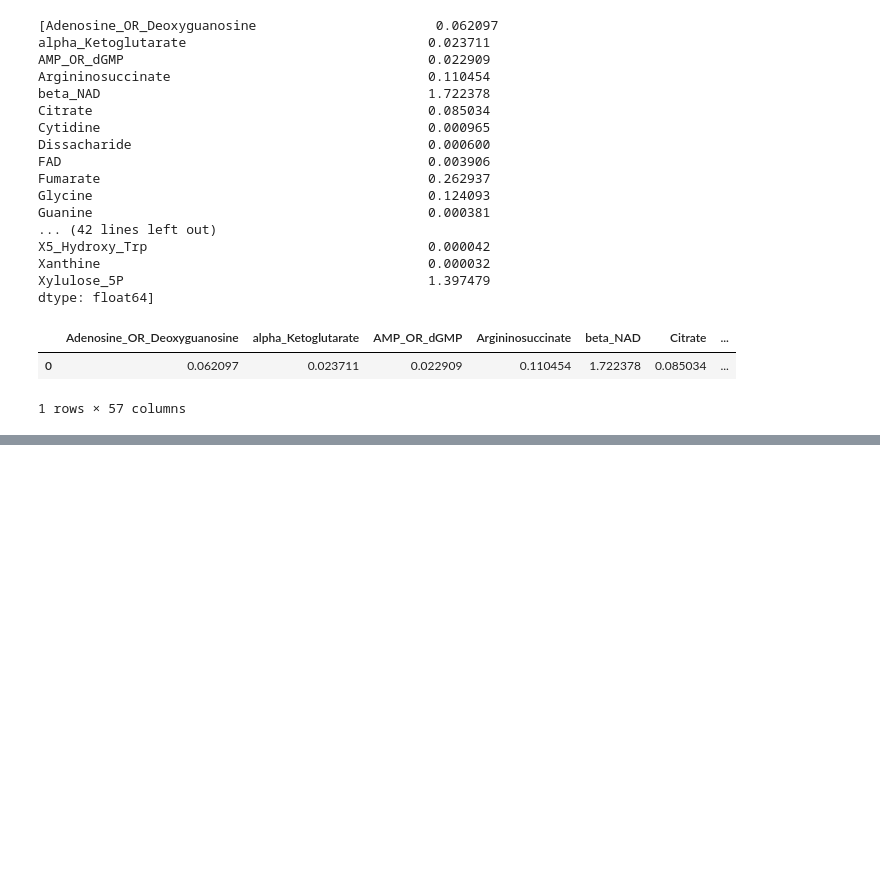
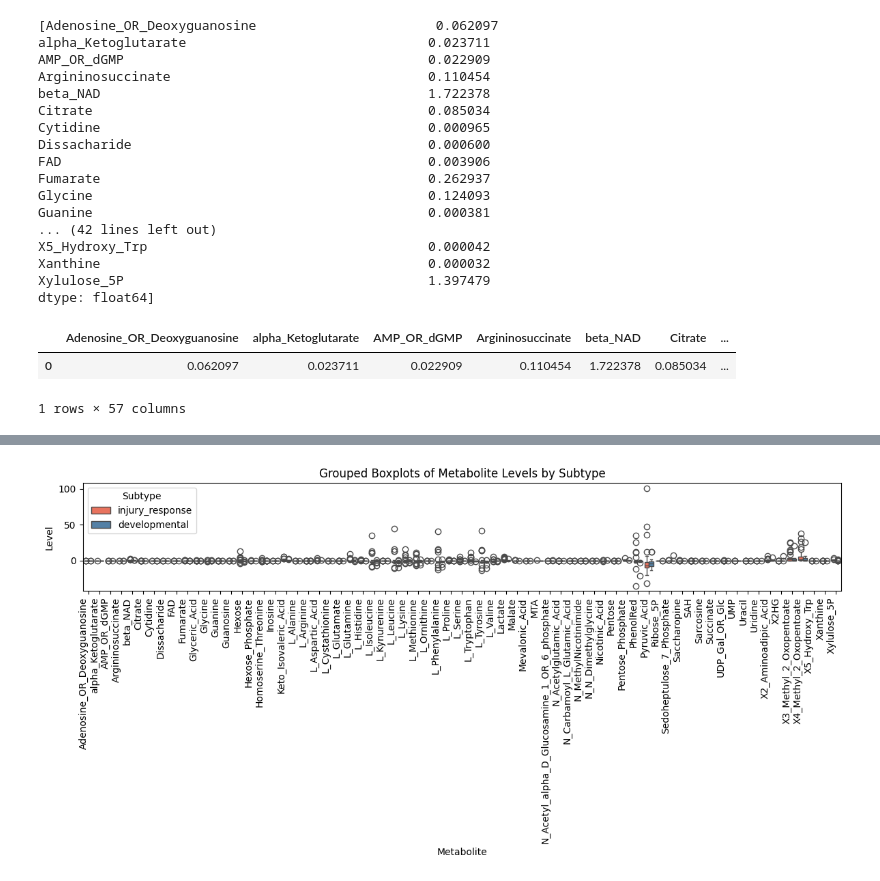
Before and after one commit to jess-xia/GSC_RNAseq_and_metabolomics_analysis, a Jupyter notebook: metabolomics_exploratory_analysis.ipynb, the cells around one changed output, grey strips where cells are left out. Cells and saved outputs as stored; diff of their text form; code cells hidden in the pictures; blank space fills up the shorter version.

```diff
--- a/metabolomics_exploratory_analysis.ipynb
+++ b/metabolomics_exploratory_analysis.ipynb
@@ -419,0 +868,9 @@ pd.DataFrame(median_rows)
+# %%
+cells_median_normalized_df = pd.DataFrame(cells_median_normalized, index=cellline_order)
+# %%
+# Merge cells_median and gsva_results based on their rownames (index)
+normalized_merged_df = cells_median_normalized_df.merge(gsva_results['subtype'], left_index=True, right_index=True, how='left')
+# Remove columns containing "LikelyBiologicalUnknown_"
+normalized_merged_df = normalized_merged_df.loc[:, ~normalized_merged_df.columns.str.contains("LikelyBiologicalUnknown_")]
+
+print(normalized_merged_df.head())
@@ -419,0 +895,74 @@ pd.DataFrame(median_rows)
+# %%
+import pandas as pd
+import numpy as np
+import seaborn as sns
+import matplotlib.pyplot as plt
+from scipy.stats import mannwhitneyu
+
+# Step 1: Convert to long format
+df_long = normalized_merged_df.melt(
+    id_vars='subtype',       # keep the subtype column
+    var_name='Metabolite',   # reactions/metabolites column
+    value_name='Level'       # flux/measurement column
+)
+
+# Step 2: Drop NaNs for safe statistics
+df_long = df_long.dropna(subset=['Level'])
+
+# Step 3: Calculate p-values per metabolite
+def mann_whitney_safe(x):
+    group1 = x[x['subtype']=='developmental']['Level']
+    group2 = x[x['subtype']=='injury_response']['Level']
+
+    # Require at least 2 values per group
+    if len(group1) >= 2 and len(group2) >= 2:
+        return mannwhitneyu(group1, group2, alternative='two-sided').pvalue
+    else:
+        return np.nan
+
+sig_df = df_long.groupby('Metabolite').apply(mann_whitney_safe).reset_index(name='p_value')
+
+# Step 4: Add significance stars
+def get_star(p):
+    if pd.isna(p):
+        return ''
+    elif p < 0.001:
+        return '***'
+    elif p < 0.01:
+        return '**'
+    elif p < 0.05:
+        return '*'
+    else:
+        return ''
+
+sig_df['signif'] = sig_df['p_value'].apply(get_star)
+
+# Step 5: Merge significance info for plotting
+df_plot = df_long.merge(sig_df[['Metabolite', 'signif']], on='Metabolite', how='left')
+
+# Step 6: Plot grouped boxplots
+plt.figure(figsize=(12,6))
+sns.boxplot(
+    data=df_plot,
+    x='Metabolite',
+    y='Level',
+    hue='subtype',
+    palette={'developmental':'steelblue', 'injury_response':'tomato'}
+)
+
+# Add significance stars above each box
+for i, metabolite in enumerate(df_plot['Metabolite'].unique()):
+    y_max = df_plot[df_plot['Metabolite']==metabolite]['Level'].max()
+    star = sig_df.loc[sig_df['Metabolite']==metabolite, 'signif'].values[0]
+    if star:
+        plt.text(i, y_max + 0.01, star, ha='center', va='bottom', fontsize=12)
+
+plt.xticks(rotation=90, ha='right')
+plt.ylabel('Level')
+plt.xlabel('Metabolite')
+plt.title('Grouped Boxplots of Metabolite Levels by Subtype')
+plt.legend(title='Subtype')
+plt.tight_layout()
+plt.show()
+# %% [output]
+[figure, added]
```
Also changed, not shown: parts of 33 cells of this notebook.
